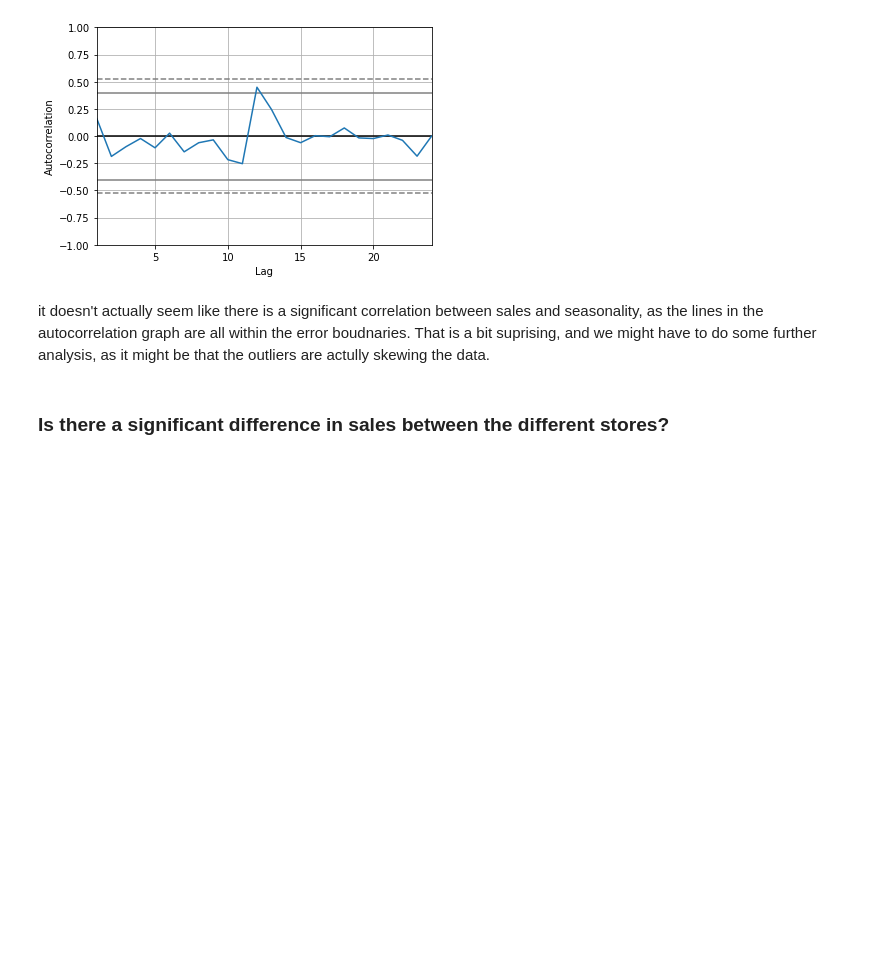
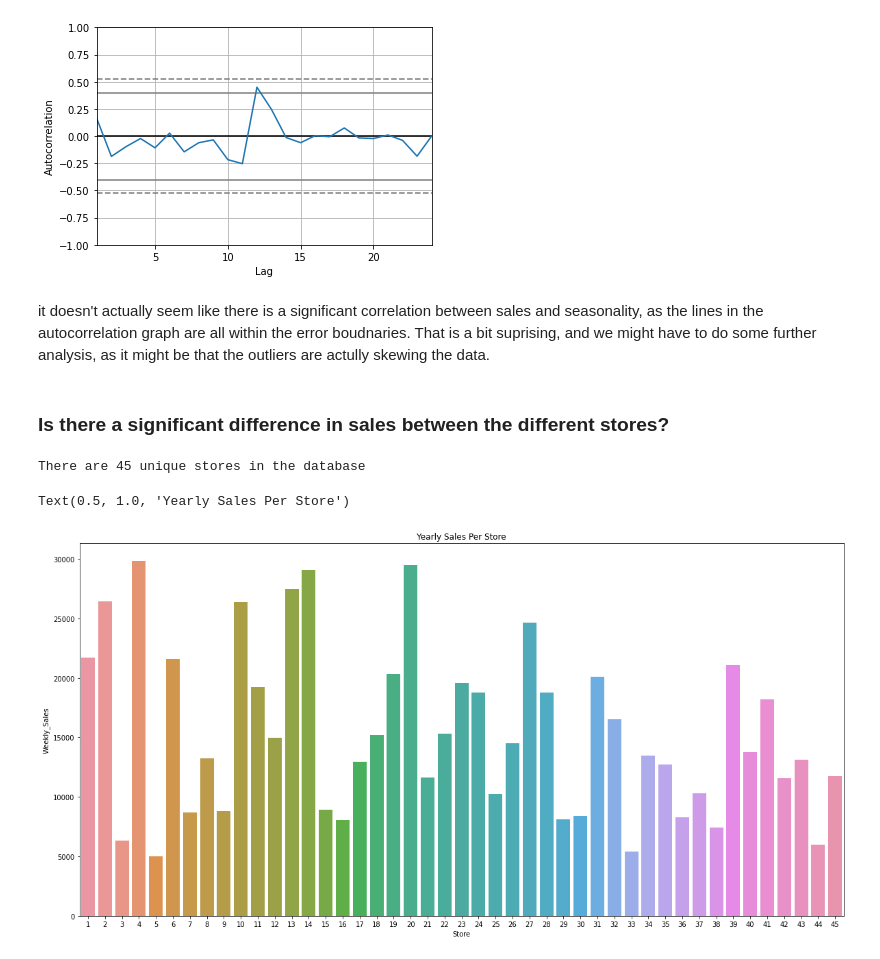
Before and after one commit to guedanie/retail-time-series-project, a Jupyter notebook: retail-time-series-analysis.ipynb, the cells around one changed output. Drawn from its saved outputs; the diff is of its cells as text; code cells hidden in the pictures; blank space fills up the shorter version.

```diff
--- a/retail-time-series-analysis.ipynb
+++ b/retail-time-series-analysis.ipynb
@@ -282,3 +282,9 @@ pd.plotting.autocorrelation_plot(train["Weekly_Sales"].resample("M").mean())
 it doesn't actually seem like there is a significant correlation between sales and seasonality, as the lines in the autocorrelation graph are all within the error boudnaries. That is a bit suprising, and we might have to do some further analysis, as it might be that the outliers are actully skewing the data.
 # %% [markdown]
 ### Is there a significant difference in sales between the different stores?
+# %%
+# How many stores are there?
+
+print(f'There are {train.Store.unique().shape[0]} unique stores in the database')
+# %% [output]
+There are 45 unique stores in the database
@@ -284,0 +293,9 @@ it doesn't actually seem like there is a significant correlation between sales a
+# %%
+sales = train["2011"].groupby("Store")[["Weekly_Sales"]].resample("Y").mean().reset_index().sort_values(by="Weekly_Sales", ascending=False)
+
+plt.figure(figsize=(20,10))
+sns.barplot(data=sales, x="Store", y="Weekly_Sales")
+plt.title("Yearly Sales Per Store")
+# %% [output]
+Text(0.5, 1.0, 'Yearly Sales Per Store')
+[figure, added]
```
Also changed, not shown: parts of 17 cells of this notebook.
